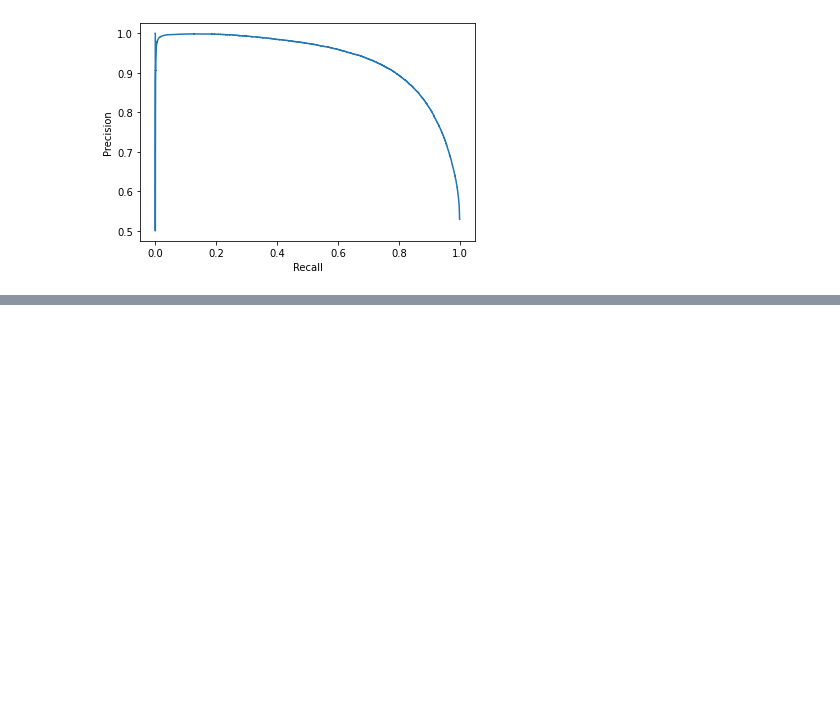
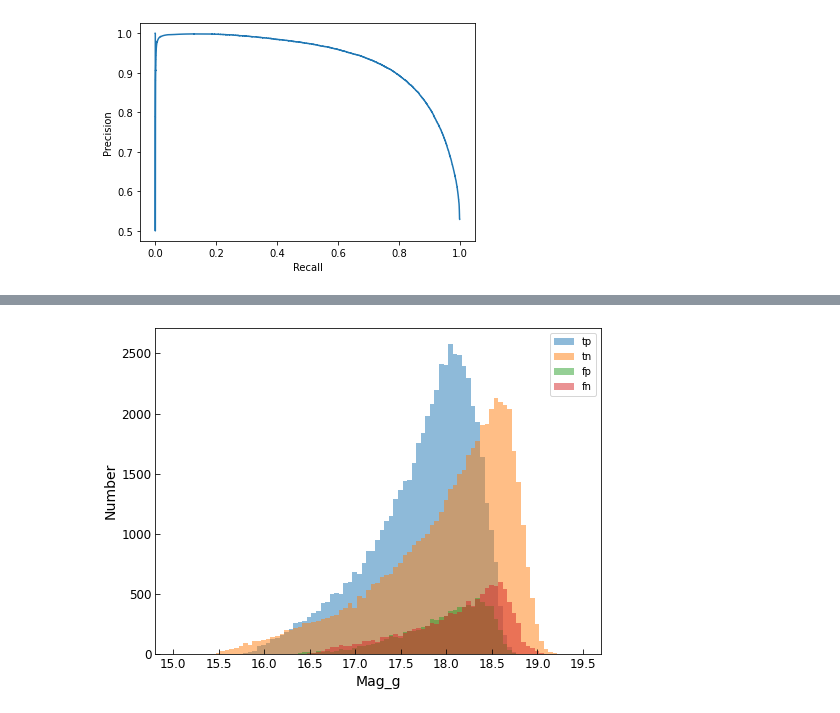
Before and after one commit to supakarn-t/Classify-Galaxy-by-SVM, a Jupyter notebook: SVM_5band_fix_all.ipynb, the cells around one changed output, grey strips where cells are left out. Saved outputs shown, nothing was run; the diff lists cells and outputs as text; code cells hidden in the pictures; blank space fills up the shorter version.

```diff
--- a/SVM_5band_fix_all.ipynb
+++ b/SVM_5band_fix_all.ipynb
@@ -143,0 +259,4 @@ pr_display = PrecisionRecallDisplay(precision=prec, recall=recall).plot()
+# %%
+tn_tp_fn_fp([14.8, 19.7], np.arange(15, 20, 0.5), 'Mag_g', 1)
+# %% [output]
+[figure, added]
```
Also changed, not shown: parts of 31 cells of this notebook.
